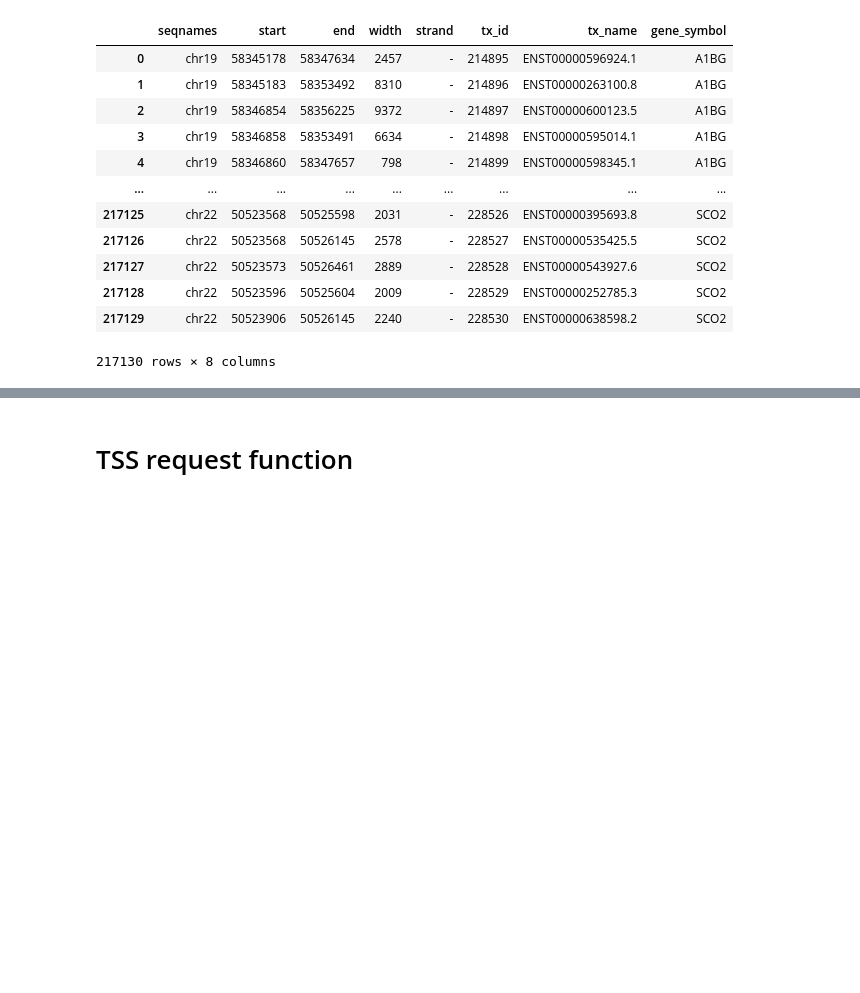
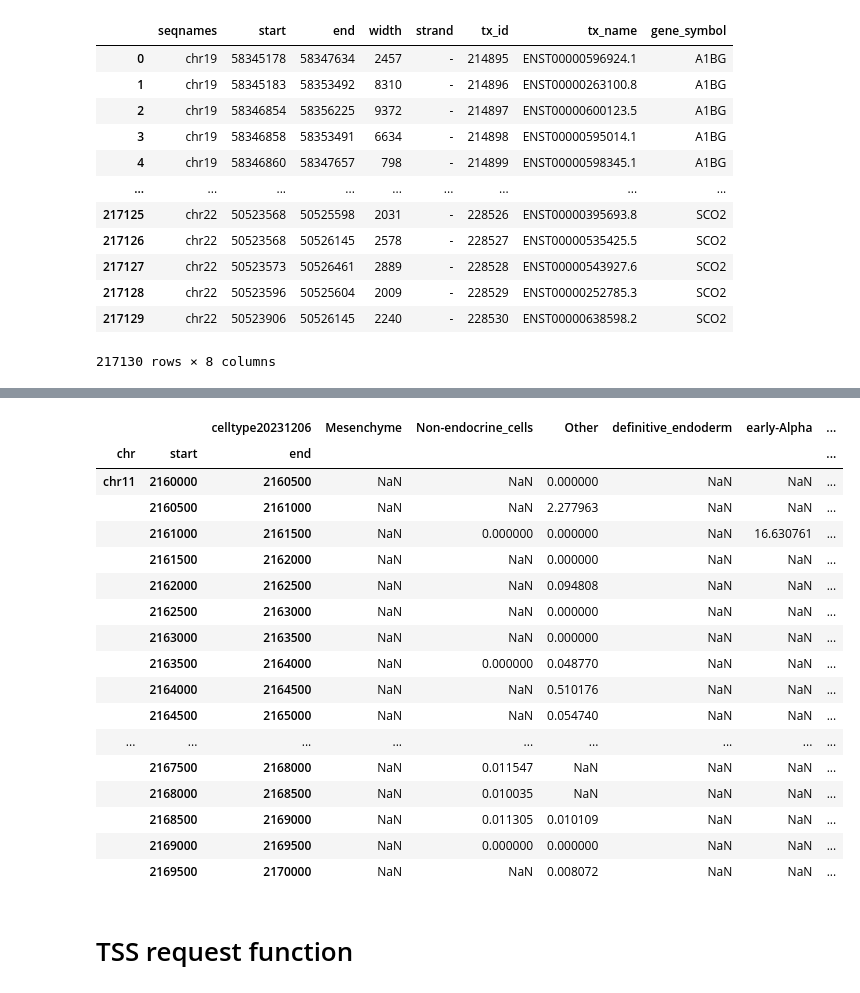
Before and after one commit to JiaxinLi-lipluszn/small_tools, a Jupyter notebook: playground.ipynb, the cells around one changed output, grey strips where cells are left out. Drawn from its saved outputs; the diff is of its cells as text; code cells hidden in the pictures; blank space fills up the shorter version.

Commit message:
hic bin link to tile bin

```diff
--- a/playground.ipynb
+++ b/playground.ipynb
@@ -922,0 +937,4 @@ tss_df
+# %%
+# Load the scarlink output
+output_file = "/data/leslie/jiaxin/PANC/data/multiome_out_goi/gene_linked_tiles_celltype20231206.csv.gz"
+output_summary_df = pd.read_csv(output_file, sep='\t', )
@@ -922,0 +957,36 @@ tss_df
+# %%
+def hic_shapley(hic_chr=None,
+                hic_range=None,
+                hic_idx=None,
+                hic_resolution=1e4,
+                tile_df=None,
+                gene=None,
+                tile_resolution=500,
+                condition_function=None):
+    '''
+    A function to subset scarlink's result dataframe to obtain all bins in a hic bin
+    '''
+
+    if hic_range is None and hic_idx is None:
+        raise ValueError("At least one of hic_range and hic_idx should be not None")
+
+    # Filter the tile df by some condiiton, could be FDR or p value threshold
+    if condition_function is not None:
+        filtered_tile_df = tile_df[condition_function(tile_df)]
+    else:
+        filtered_tile_df = tile_df
+
+    # Get the corresponding tiles
+    if hic_range is None:
+        hic_range = (hic_idx * hic_resolution, (hic_idx + 1) * hic_resolution)
+
+    filtered_tile_df = filtered_tile_df[(filtered_tile_df['chr']==hic_chr) & (filtered_tile_df['start'] < hic_range[1]) & (filtered_tile_df['end'] > hic_range[0])]
+
+    return(filtered_tile_df)
+# %%
+fdr_condition = lambda x:(x['FDR'] < 0.05)
+# %%
+result_df = hic_shapley(hic_chr='chr11',
+            hic_range=INS_promoter_hic_range,
+            tile_df=output_summary_df,
+            condition_function=fdr_condition)
@@ -923,3 +1009,24 @@ tss_df
+# %%
+result_df.pivot(index=['chr', 'start','end'], columns='celltype20231206', values='z-score')
+# %% [output]
+|  |  | celltype20231206 | Mesenchyme | Non-endocrine_cells | Other | definitive_endoderm | early-Alpha | ... |
+| chr | start | end |  |  |  |  |  | ... |
+| chr11 | 2160000 | 2160500 | NaN | NaN | 0.000000 | NaN | NaN | ... |
+|  | 2160500 | 2161000 | NaN | NaN | 2.277963 | NaN | NaN | ... |
+|  | 2161000 | 2161500 | NaN | 0.000000 | 0.000000 | NaN | 16.630761 | ... |
+|  | 2161500 | 2162000 | NaN | NaN | 0.000000 | NaN | NaN | ... |
+|  | 2162000 | 2162500 | NaN | NaN | 0.094808 | NaN | NaN | ... |
+|  | 2162500 | 2163000 | NaN | NaN | 0.000000 | NaN | NaN | ... |
+|  | 2163000 | 2163500 | NaN | NaN | 0.000000 | NaN | NaN | ... |
+|  | 2163500 | 2164000 | NaN | 0.000000 | 0.048770 | NaN | NaN | ... |
+|  | 2164000 | 2164500 | NaN | NaN | 0.510176 | NaN | NaN | ... |
+|  | 2164500 | 2165000 | NaN | NaN | 0.054740 | NaN | NaN | ... |
+| ... | ... | ... | ... | ... | ... | ... | ... | ... |
+|  | 2167500 | 2168000 | NaN | 0.011547 | NaN | NaN | NaN | ... |
+|  | 2168000 | 2168500 | NaN | 0.010035 | NaN | NaN | NaN | ... |
+|  | 2168500 | 2169000 | NaN | 0.011305 | 0.010109 | NaN | NaN | ... |
+|  | 2169000 | 2169500 | NaN | 0.000000 | 0.000000 | NaN | NaN | ... |
+|  | 2169500 | 2170000 | NaN | NaN | 0.008072 | NaN | NaN | ... |
 # %% [markdown]
 # TSS request function
 # %%
```
Also changed, not shown: parts of 8 cells of this notebook, 1 other file.
